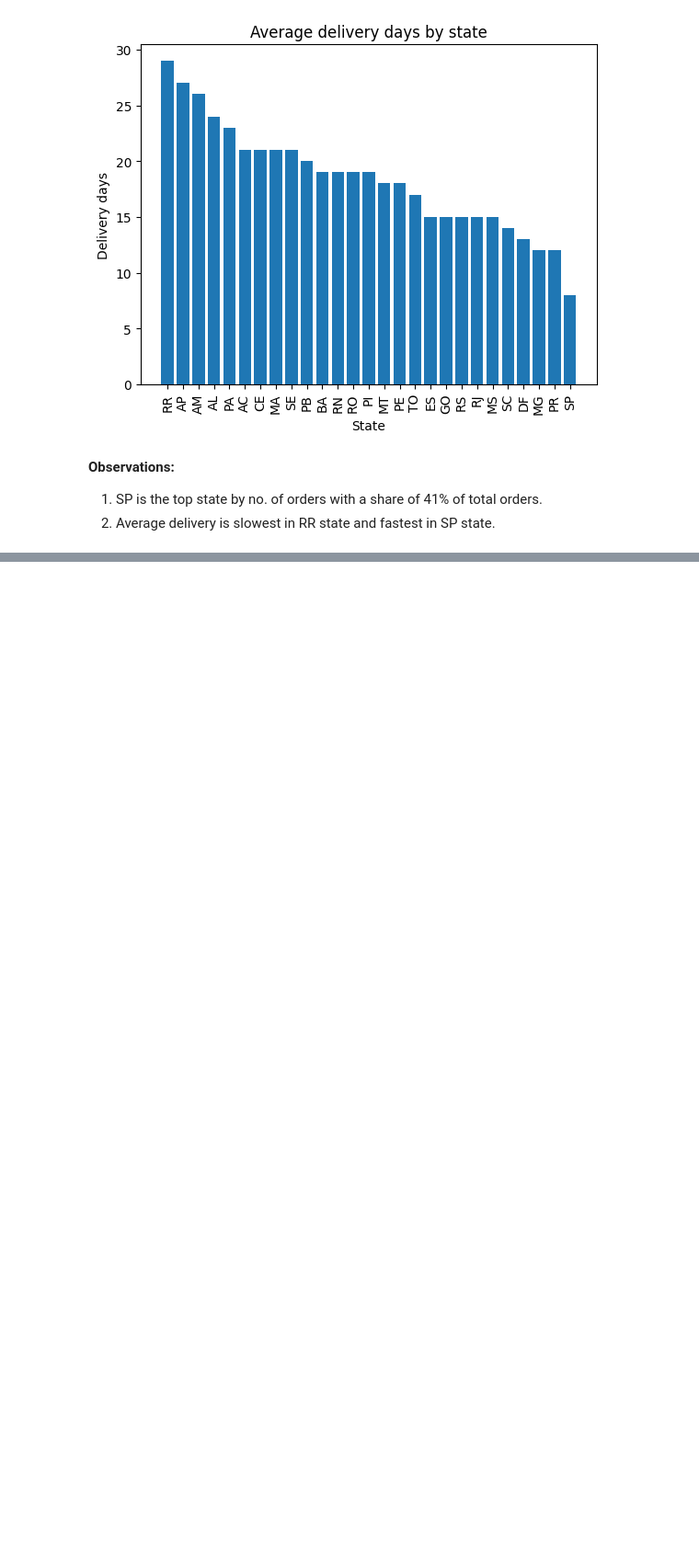
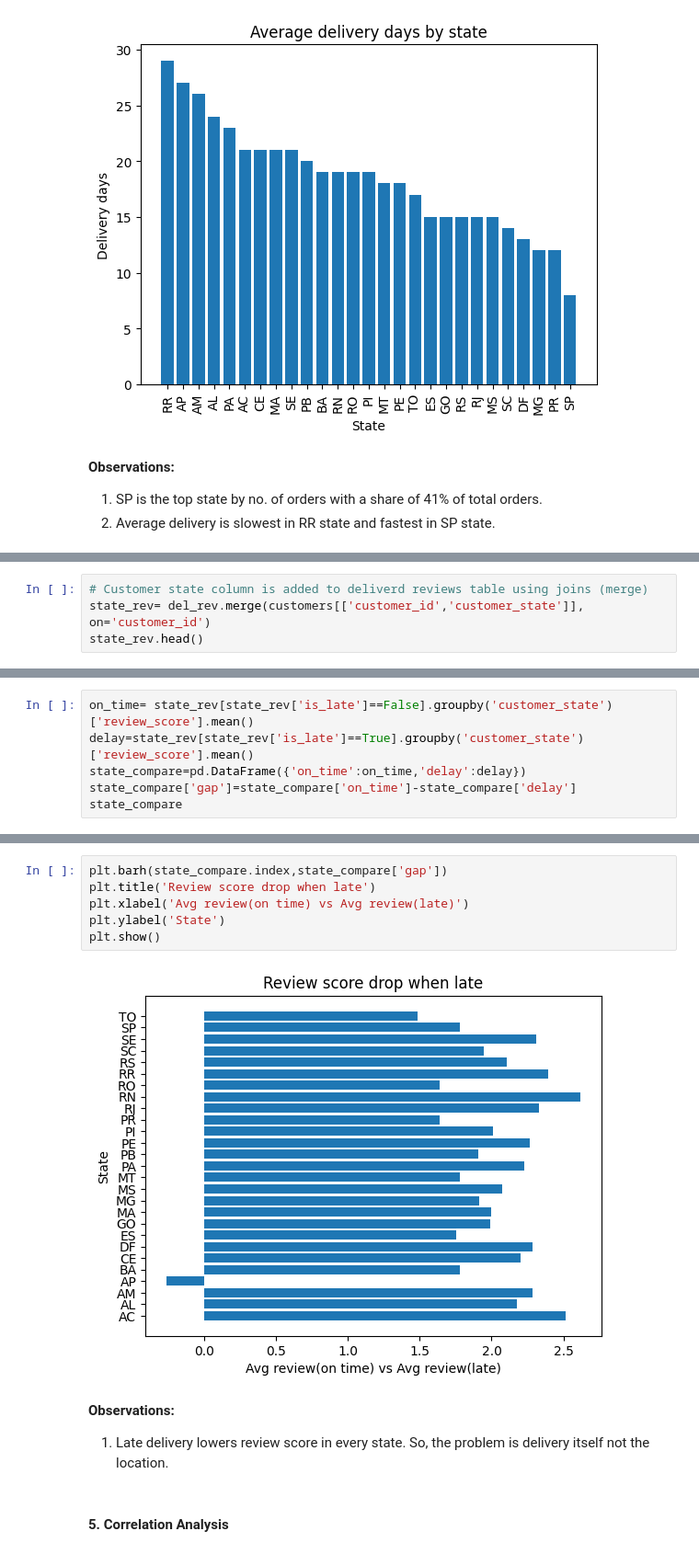
Before and after one commit to vishnu-kashyap-k/cart2insights, a Jupyter notebook: notebooks/06_eda.ipynb, the cells around one changed output, grey strips where cells are left out. Shown at 92% size. Saved outputs shown, nothing was run; the diff lists cells and outputs as text; blank space fills up the shorter version.

```diff
--- a/notebooks/06_eda.ipynb
+++ b/notebooks/06_eda.ipynb
@@ -477,0 +610,4 @@ plt.show()
+# %%
+# Customer state column is added to deliverd reviews table using joins (merge)
+state_rev= del_rev.merge(customers[['customer_id','customer_state']], on='customer_id')
+state_rev.head()
@@ -477,0 +621,6 @@ plt.show()
+# %%
+on_time= state_rev[state_rev['is_late']==False].groupby('customer_state')['review_score'].mean()
+delay=state_rev[state_rev['is_late']==True].groupby('customer_state')['review_score'].mean()
+state_compare=pd.DataFrame({'on_time':on_time,'delay':delay})
+state_compare['gap']=state_compare['on_time']-state_compare['delay']
+state_compare
@@ -477,0 +646,13 @@ plt.show()
+# %%
+plt.barh(state_compare.index,state_compare['gap'])
+plt.title('Review score drop when late')
+plt.xlabel('Avg review(on time) vs Avg review(late)')
+plt.ylabel('State')
+plt.show()
+# %% [output]
+[figure, added]
+# %% [markdown]
+**Observations:**
+1. Late delivery lowers review score in every state. So, the problem is delivery itself not the location.
+# %% [markdown]
+#### 5. Correlation Analysis
```
Also changed, not shown: parts of 21 cells of this notebook.
